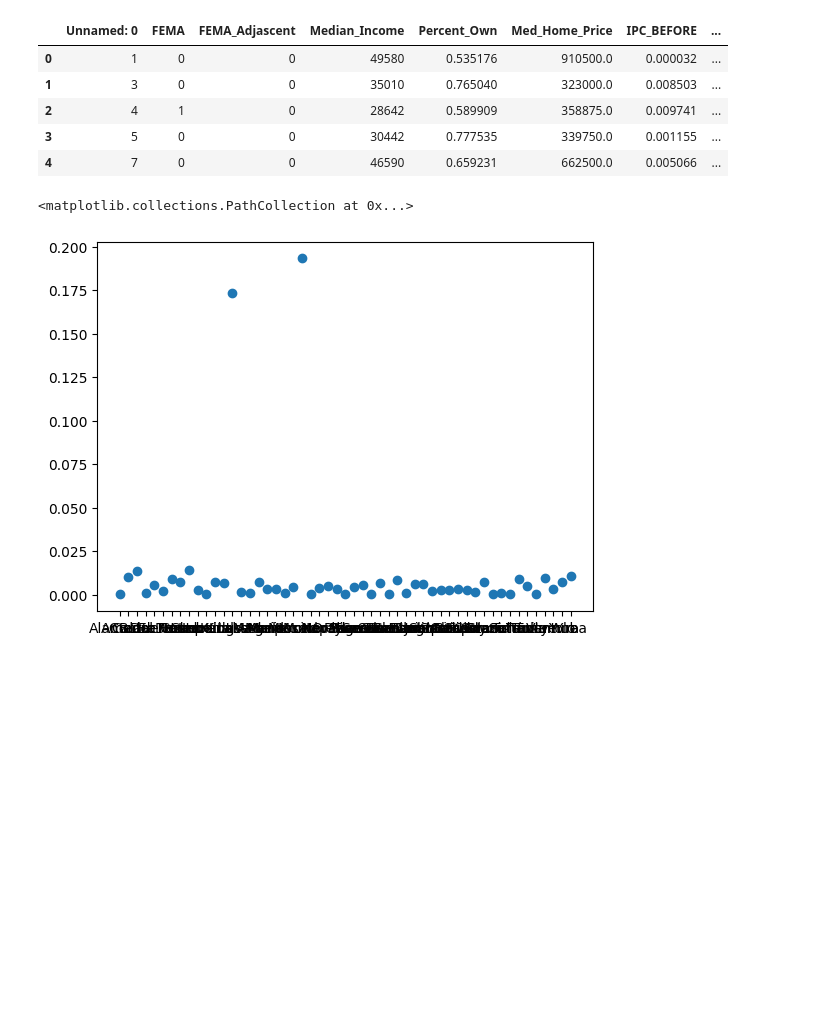
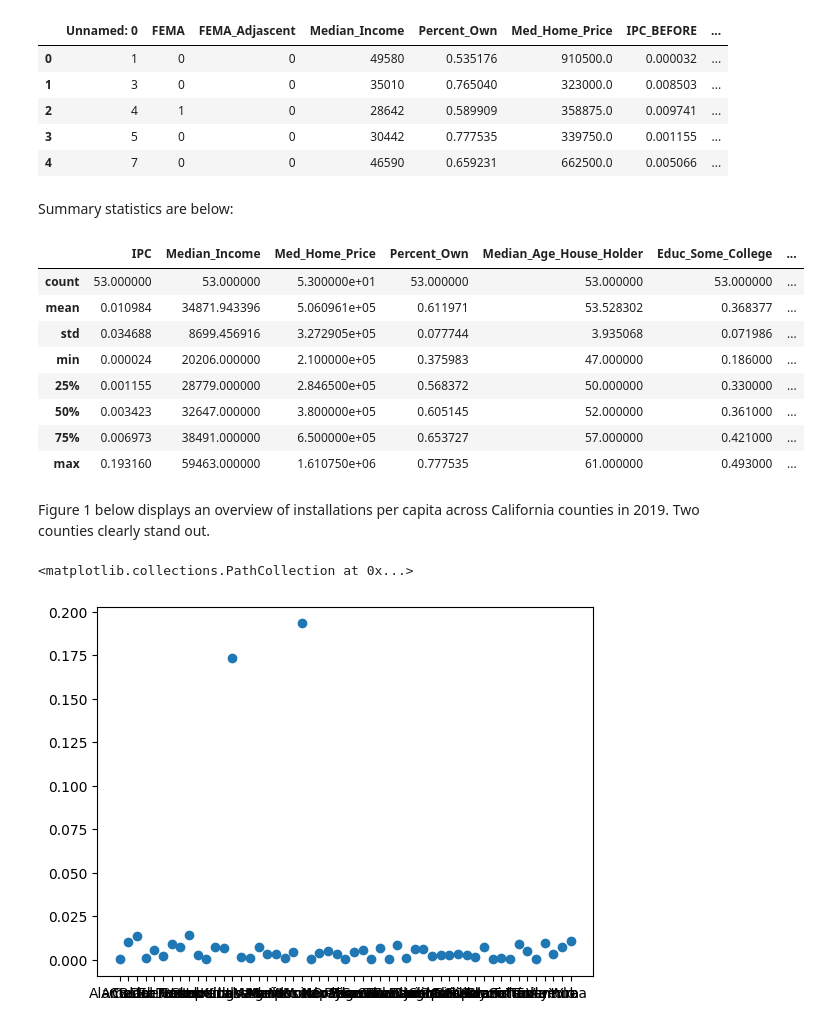
Before and after one commit to TheoDubus97/Final-project, a Jupyter notebook: 294A_Final_Project.ipynb, the cells around one changed output. Saved outputs shown, nothing was run; the diff lists cells and outputs as text; code cells hidden in the pictures; blank space fills up the shorter version.

```diff
--- a/294A_Final_Project.ipynb
+++ b/294A_Final_Project.ipynb
@@ -46,4 +46,23 @@ TD0.head()
 | 2 | 4 | 1 | 0 | 28642 | 0.589909 | 358875.0 | 0.009741 | ... |
 | 3 | 5 | 0 | 0 | 30442 | 0.777535 | 339750.0 | 0.001155 | ... |
 | 4 | 7 | 0 | 0 | 46590 | 0.659231 | 662500.0 | 0.005066 | ... |
+# %% [markdown]
+Summary statistics are below:
+# %%
+# Omit unnamed column and IPC_BEFORE (this is a legacy of my previous research)
+TD1 = TD0[['IPC_AFTER', 'County', 'Median_Income' , 'Med_Home_Price', 'Percent_Own' , 'Median_Age_House_Holder' , 'Educ_Some_College' , 'Race_White']]
+TD1 = TD1.rename(columns={'IPC_AFTER':'IPC'})
+TD1.describe()
+# %% [output]
+|  | IPC | Median_Income | Med_Home_Price | Percent_Own | Median_Age_House_Holder | Educ_Some_College | ... |
+| count | 53.000000 | 53.000000 | 5.300000e+01 | 53.000000 | 53.000000 | 53.000000 | ... |
+| mean | 0.010984 | 34871.943396 | 5.060961e+05 | 0.611971 | 53.528302 | 0.368377 | ... |
+| std | 0.034688 | 8699.456916 | 3.272905e+05 | 0.077744 | 3.935068 | 0.071986 | ... |
+| min | 0.000024 | 20206.000000 | 2.100000e+05 | 0.375983 | 47.000000 | 0.186000 | ... |
+| 25% | 0.001155 | 28779.000000 | 2.846500e+05 | 0.568372 | 50.000000 | 0.330000 | ... |
+| 50% | 0.003423 | 32647.000000 | 3.800000e+05 | 0.605145 | 52.000000 | 0.361000 | ... |
+| 75% | 0.006973 | 38491.000000 | 6.500000e+05 | 0.653727 | 57.000000 | 0.421000 | ... |
+| max | 0.193160 | 59463.000000 | 1.610750e+06 | 0.777535 | 61.000000 | 0.493000 | ... |
+# %% [markdown]
+Figure 1 below displays an overview of installations per capita across California counties in 2019. Two counties clearly stand out.
 # %%
```
Also changed, not shown: parts of 16 cells of this notebook, 1 other file.
